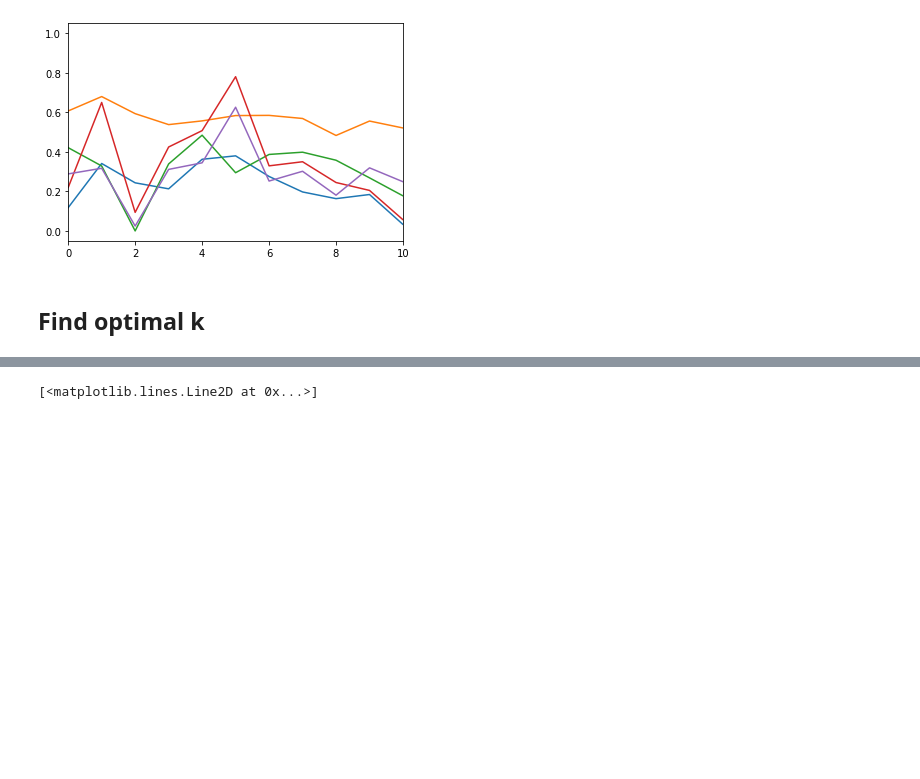
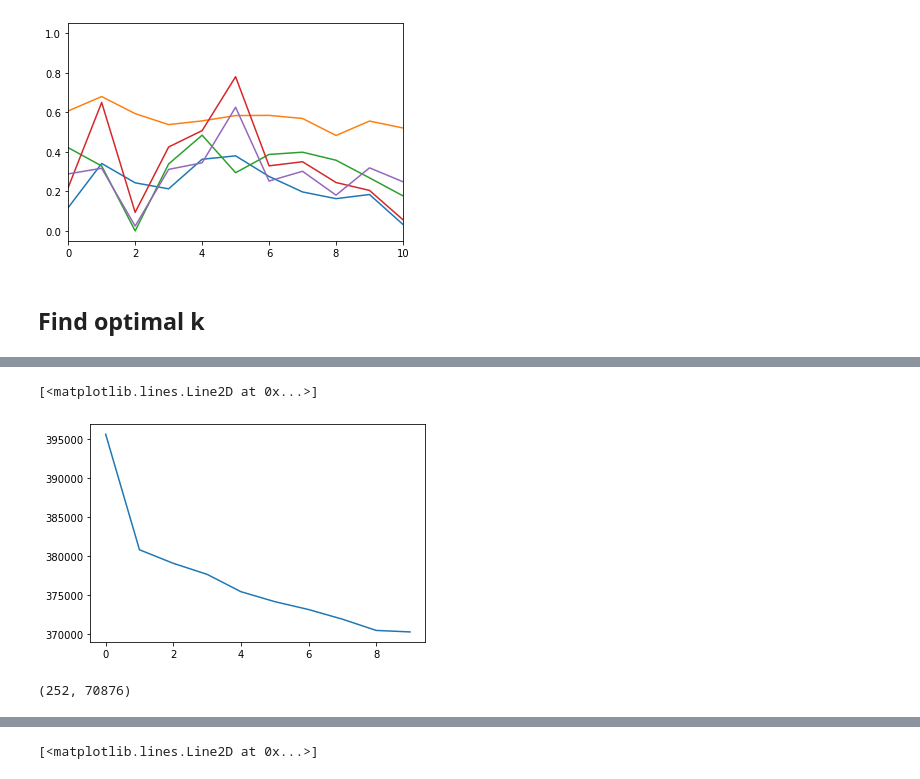
Before and after one commit to Dominic-DallOsto/translational-neuromodelling-mdd, a Jupyter notebook: Dataset Analysis/descriptive_stats.ipynb, the cells around one changed output, grey strips where cells are left out. Cells and saved outputs as stored; diff of their text form; code cells hidden in the pictures; blank space fills up the shorter version.

```diff
--- a/Dataset Analysis/descriptive_stats.ipynb
+++ b/Dataset Analysis/descriptive_stats.ipynb
@@ -955,0 +959,12 @@ plt.plot(test)
+# %%
+# z a_mats
+patients_mats_z_2d = patients_mats_z.reshape(patients_mats_z.shape[0], patients_mats_z.shape[1]*patients_mats_z.shape[1])
+kopt_mats_z = calculate_WSS(patients_mats_z_2d.T, 10)
+plt.plot(kopt_mats_z)
+# %% [output]
+[<matplotlib.lines.Line2D at 0x...>]
+[figure, added]
+# %%
+patients_cors.shape
+# %% [output]
+(252, 70876)
```
Also changed, not shown: parts of 22 cells of this notebook.
